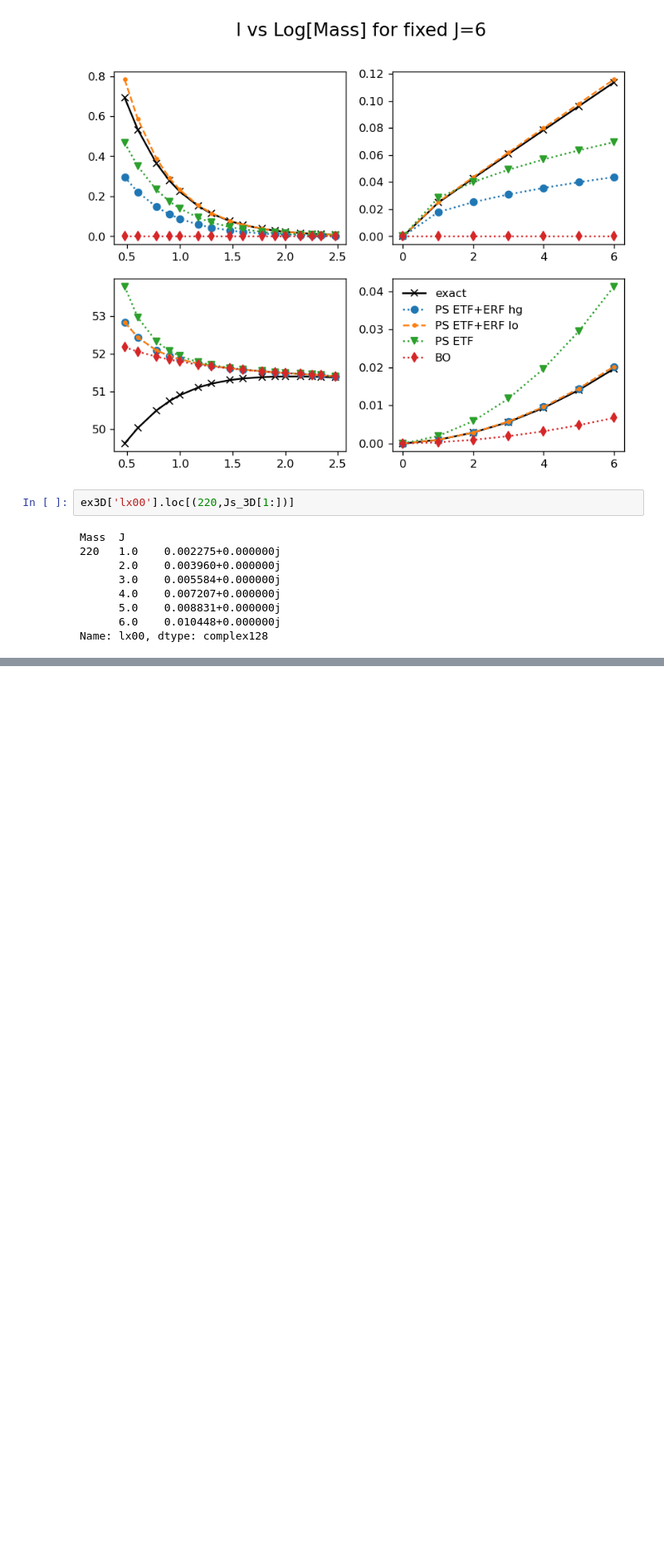
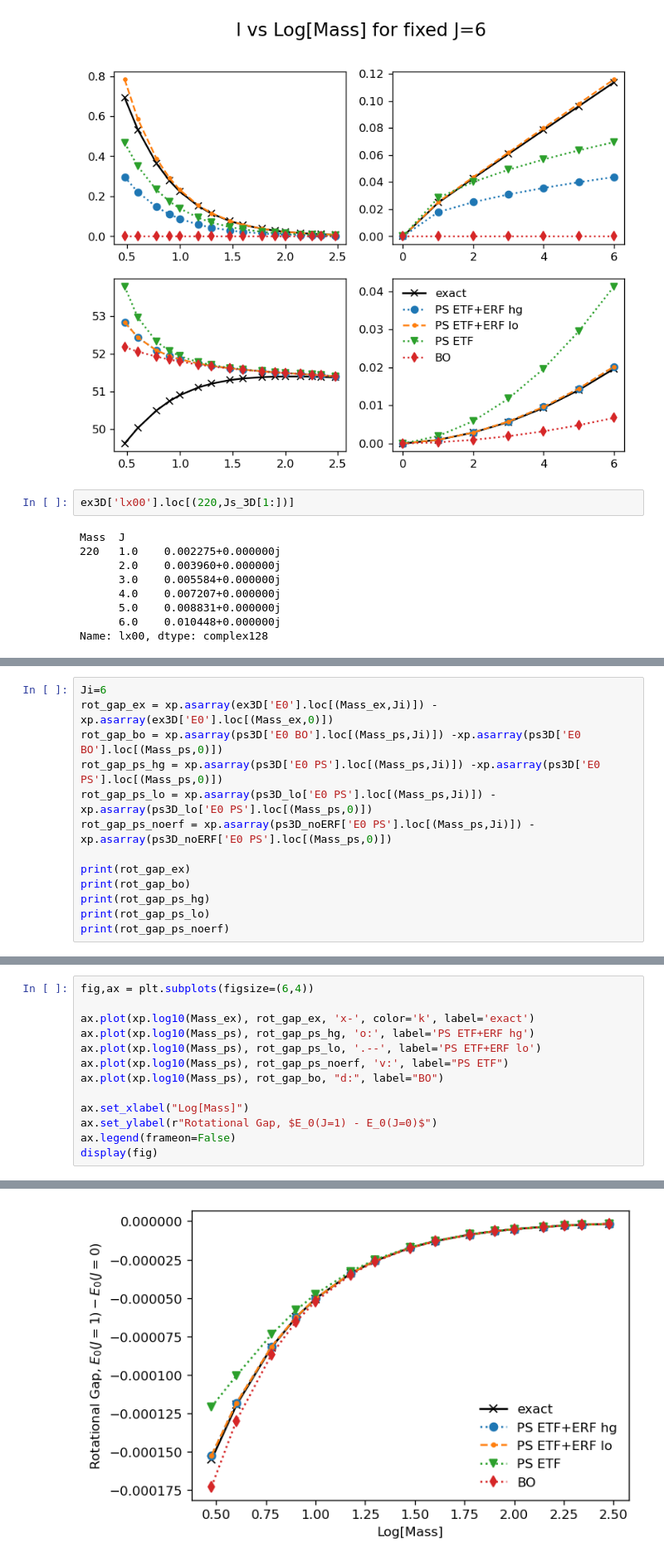
Before and after one commit to subotnikgroup/xebees, a Jupyter notebook: paper/analysis_3D.ipynb, the cells around one changed output, grey strips where cells are left out. Shown at 83% size. Drawn from its saved outputs; the diff is of its cells as text; blank space fills up the shorter version.

```diff
--- a/paper/analysis_3D.ipynb
+++ b/paper/analysis_3D.ipynb
@@ -515,0 +576,13 @@ dtype: complex128
+# %%
+Ji=6
+rot_gap_ex = xp.asarray(ex3D['E0'].loc[(Mass_ex,Ji)]) -xp.asarray(ex3D['E0'].loc[(Mass_ex,0)])
+rot_gap_bo = xp.asarray(ps3D['E0 BO'].loc[(Mass_ps,Ji)]) -xp.asarray(ps3D['E0 BO'].loc[(Mass_ps,0)])
+rot_gap_ps_hg = xp.asarray(ps3D['E0 PS'].loc[(Mass_ps,Ji)]) -xp.asarray(ps3D['E0 PS'].loc[(Mass_ps,0)])
+rot_gap_ps_lo = xp.asarray(ps3D_lo['E0 PS'].loc[(Mass_ps,Ji)]) -xp.asarray(ps3D_lo['E0 PS'].loc[(Mass_ps,0)])
+rot_gap_ps_noerf = xp.asarray(ps3D_noERF['E0 PS'].loc[(Mass_ps,Ji)]) -xp.asarray(ps3D_noERF['E0 PS'].loc[(Mass_ps,0)])
+
+print(rot_gap_ex)
+print(rot_gap_bo)
+print(rot_gap_ps_hg)
+print(rot_gap_ps_lo)
+print(rot_gap_ps_noerf)
@@ -515,0 +610,14 @@ dtype: complex128
+# %%
+fig,ax = plt.subplots(figsize=(6,4))
+
+ax.plot(xp.log10(Mass_ex), rot_gap_ex, 'x-', color='k', label='exact')
+ax.plot(xp.log10(Mass_ps), rot_gap_ps_hg, 'o:', label='PS ETF+ERF hg')
+ax.plot(xp.log10(Mass_ps), rot_gap_ps_lo, '.--', label='PS ETF+ERF lo')
+ax.plot(xp.log10(Mass_ps), rot_gap_ps_noerf, 'v:', label="PS ETF")
+ax.plot(xp.log10(Mass_ps), rot_gap_bo, "d:", label="BO")
+
+ax.set_xlabel("Log[Mass]")
+ax.set_ylabel(r"Rotational Gap, $E_0(J=1) - E_0(J=0)$")
+ax.legend(frameon=False)
+display(fig)
+# %% [output]
@@ -515,0 +626 @@ dtype: complex128
+[figure, added]
```
Also changed, not shown: parts of 13 cells of this notebook, 8 other files.
